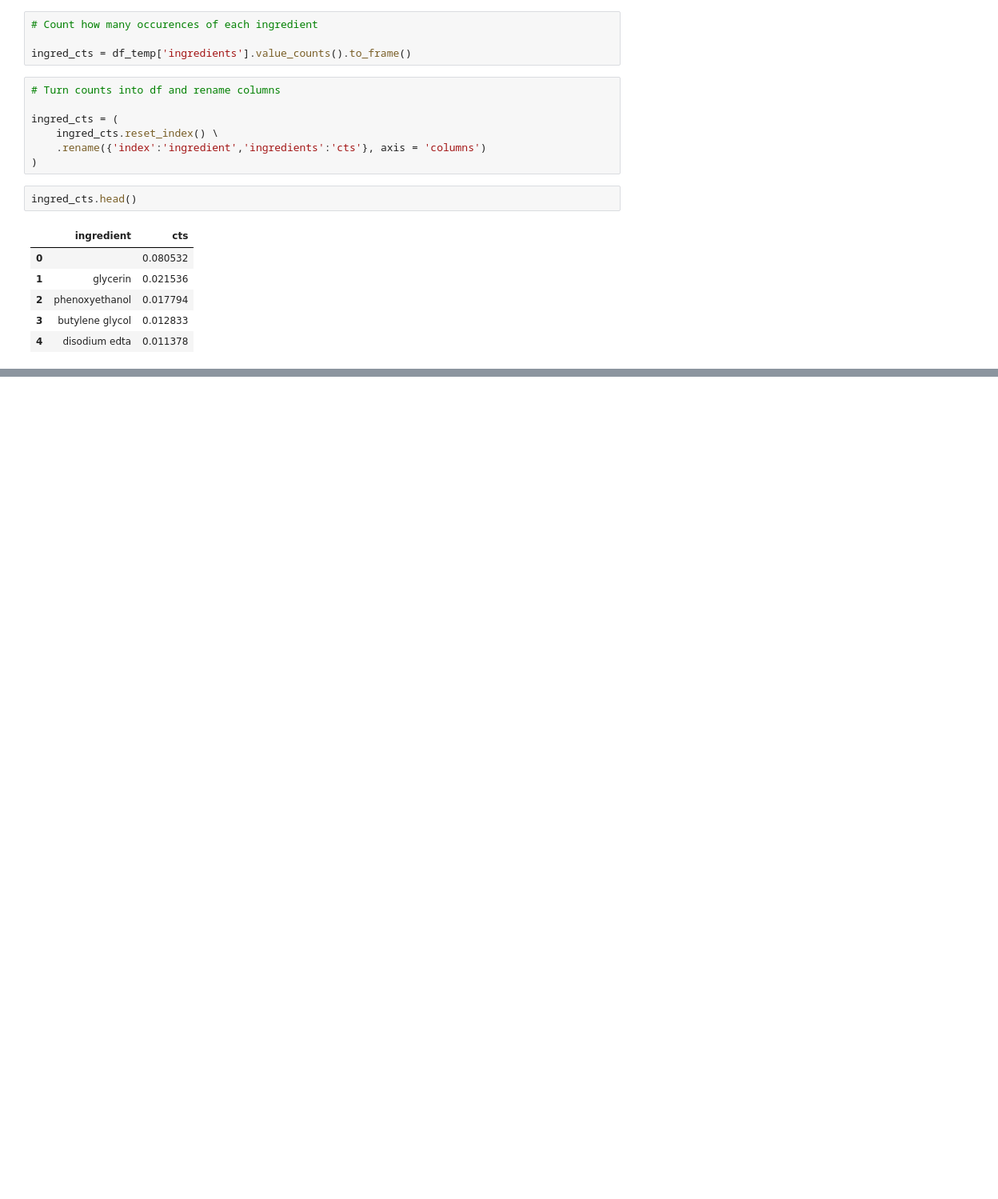
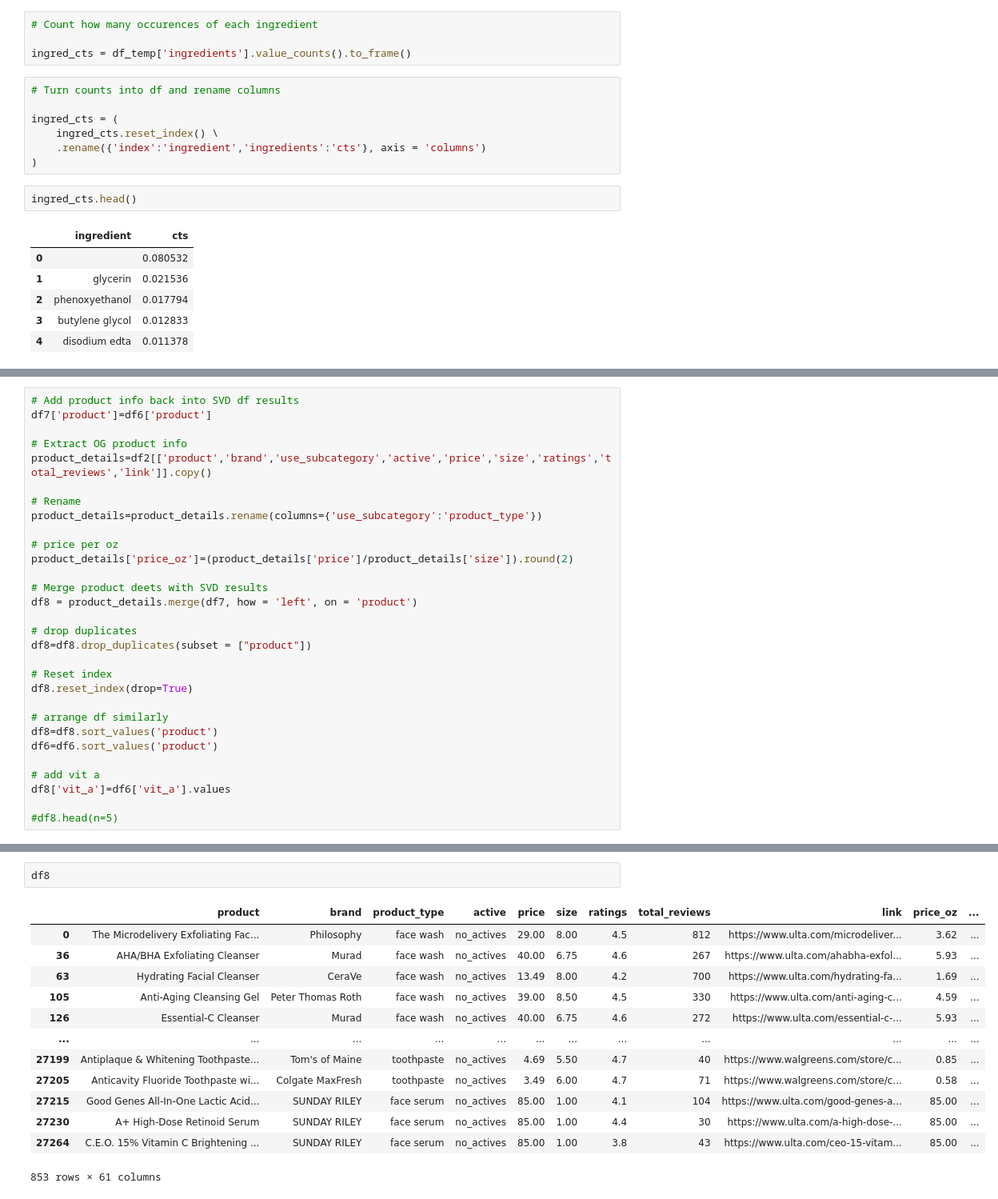
Before and after one commit to paulqsims/insight_project, a Jupyter notebook: notebooks/feature-engineering.ipynb, the cells around one changed output, grey strips where cells are left out. Shown at 80% size. Saved outputs shown, nothing was run; the diff lists cells and outputs as text; blank space fills up the shorter version.

Commit message:
Separate target and features into df

```diff
--- a/notebooks/feature-engineering.ipynb
+++ b/notebooks/feature-engineering.ipynb
@@ -68,0 +663,30 @@ ingred_cts.head()
+# %%
+# Add product info back into SVD df results
+df7['product']=df6['product']
+
+# Extract OG product info
+product_details=df2[['product','brand','use_subcategory','active','price','size','ratings','total_reviews','link']].copy()
+
+# Rename
+product_details=product_details.rename(columns={'use_subcategory':'product_type'})
+
+# price per oz
+product_details['price_oz']=(product_details['price']/product_details['size']).round(2)
+
+# Merge product deets with SVD results
+df8 = product_details.merge(df7, how = 'left', on = 'product')
+
+# drop duplicates
+df8=df8.drop_duplicates(subset = ["product"])
+
+# Reset index
+df8.reset_index(drop=True)
+
+# arrange df similarly
+df8=df8.sort_values('product')
+df6=df6.sort_values('product')
+
+# add vit a
+df8['vit_a']=df6['vit_a'].values
+
+#df8.head(n=5)
@@ -68,0 +857,16 @@ ingred_cts.head()
+# %%
+df8
+# %% [output]
+|  | product | brand | product_type | active | price | size | ratings | total_reviews | link | price_oz | ... |
+| 0 | The Microdelivery Exfoliating Fac... | Philosophy | face wash | no_actives | 29.00 | 8.00 | 4.5 | 812 | https://www.ulta.com/microdeliver... | 3.62 | ... |
+| 36 | AHA/BHA Exfoliating Cleanser | Murad | face wash | no_actives | 40.00 | 6.75 | 4.6 | 267 | https://www.ulta.com/ahabha-exfol... | 5.93 | ... |
+| 63 | Hydrating Facial Cleanser | CeraVe | face wash | no_actives | 13.49 | 8.00 | 4.2 | 700 | https://www.ulta.com/hydrating-fa... | 1.69 | ... |
+| 105 | Anti-Aging Cleansing Gel | Peter Thomas Roth | face wash | no_actives | 39.00 | 8.50 | 4.5 | 330 | https://www.ulta.com/anti-aging-c... | 4.59 | ... |
+| 126 | Essential-C Cleanser | Murad | face wash | no_actives | 40.00 | 6.75 | 4.6 | 272 | https://www.ulta.com/essential-c-... | 5.93 | ... |
+| ... | ... | ... | ... | ... | ... | ... | ... | ... | ... | ... | ... |
+| 27199 | Antiplaque & Whitening Toothpaste... | Tom's of Maine | toothpaste | no_actives | 4.69 | 5.50 | 4.7 | 40 | https://www.walgreens.com/store/c... | 0.85 | ... |
+| 27205 | Anticavity Fluoride Toothpaste wi... | Colgate MaxFresh | toothpaste | no_actives | 3.49 | 6.00 | 4.7 | 71 | https://www.walgreens.com/store/c... | 0.58 | ... |
+| 27215 | Good Genes All-In-One Lactic Acid... | SUNDAY RILEY | face serum | no_actives | 85.00 | 1.00 | 4.1 | 104 | https://www.ulta.com/good-genes-a... | 85.00 | ... |
+| 27230 | A+ High-Dose Retinoid Serum | SUNDAY RILEY | face serum | no_actives | 85.00 | 1.00 | 4.4 | 30 | https://www.ulta.com/a-high-dose-... | 85.00 | ... |
+| 27264 | C.E.O. 15% Vitamin C Brightening ... | SUNDAY RILEY | face serum | no_actives | 85.00 | 1.00 | 3.8 | 43 | https://www.ulta.com/ceo-15-vitam... | 85.00 | ... |
+853 rows × 61 columns
```
Also changed, not shown: parts of 99 cells of this notebook.
